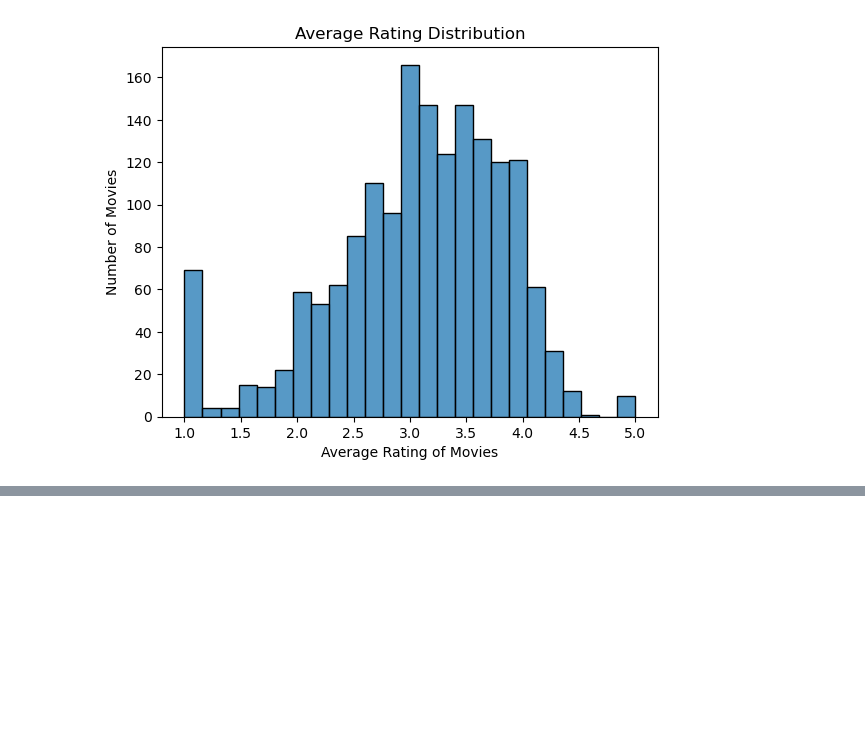
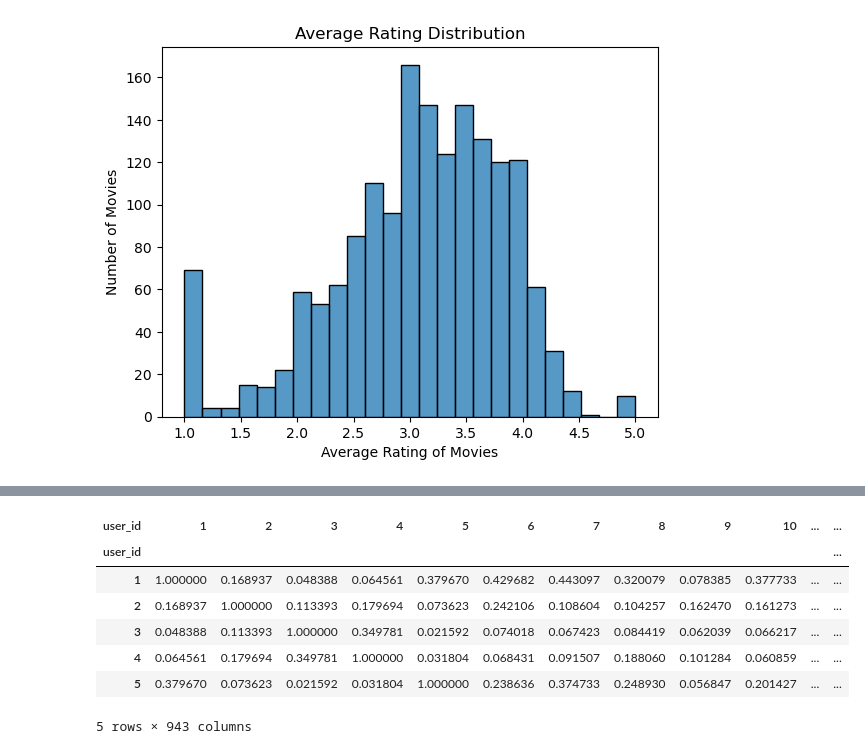
Before and after one commit to Danammadhunika/ml-journey, a Jupyter notebook: project_02_movie_recommender/notesbooks/movie_recommender.ipynb, the cells around one changed output, grey strips where cells are left out. Saved outputs shown, nothing was run; the diff lists cells and outputs as text; code cells hidden in the pictures; blank space fills up the shorter version.

```diff
--- a/project_02_movie_recommender/notesbooks/movie_recommender.ipynb
+++ b/project_02_movie_recommender/notesbooks/movie_recommender.ipynb
@@ -193,3 +193,9 @@ plt.ylabel('Number of Movies')
 plt.show()
 # %% [output]
 [figure]
+# %%
+user_movie_matrix = df.pivot_table(
+    index= 'user_id',
+    columns= 'title',
+    values= 'rating'
+)
@@ -195,0 +217,2 @@ plt.show()
+# %%
+user_movie_matrix = user_movie_matrix.fillna(0)
@@ -195,0 +232,19 @@ plt.show()
+# %%
+user_similarity = cosine_similarity(user_movie_matrix)
+# %%
+user_similarity_df = pd.DataFrame(
+    user_similarity,
+    index= user_movie_matrix.index,
+    columns= user_movie_matrix.index
+)
+# %%
+user_similarity_df.head()
+# %% [output]
+| user_id | 1 | 2 | 3 | 4 | 5 | 6 | 7 | 8 | 9 | 10 | ... | ... |
+| user_id |  |  |  |  |  |  |  |  |  |  |  | ... |
+| 1 | 1.000000 | 0.168937 | 0.048388 | 0.064561 | 0.379670 | 0.429682 | 0.443097 | 0.320079 | 0.078385 | 0.377733 | ... | ... |
+| 2 | 0.168937 | 1.000000 | 0.113393 | 0.179694 | 0.073623 | 0.242106 | 0.108604 | 0.104257 | 0.162470 | 0.161273 | ... | ... |
+| 3 | 0.048388 | 0.113393 | 1.000000 | 0.349781 | 0.021592 | 0.074018 | 0.067423 | 0.084419 | 0.062039 | 0.066217 | ... | ... |
+| 4 | 0.064561 | 0.179694 | 0.349781 | 1.000000 | 0.031804 | 0.068431 | 0.091507 | 0.188060 | 0.101284 | 0.060859 | ... | ... |
+| 5 | 0.379670 | 0.073623 | 0.021592 | 0.031804 | 1.000000 | 0.238636 | 0.374733 | 0.248930 | 0.056847 | 0.201427 | ... | ... |
+5 rows × 943 columns
```
Also changed, not shown: parts of 6 cells of this notebook, 1 other file.
